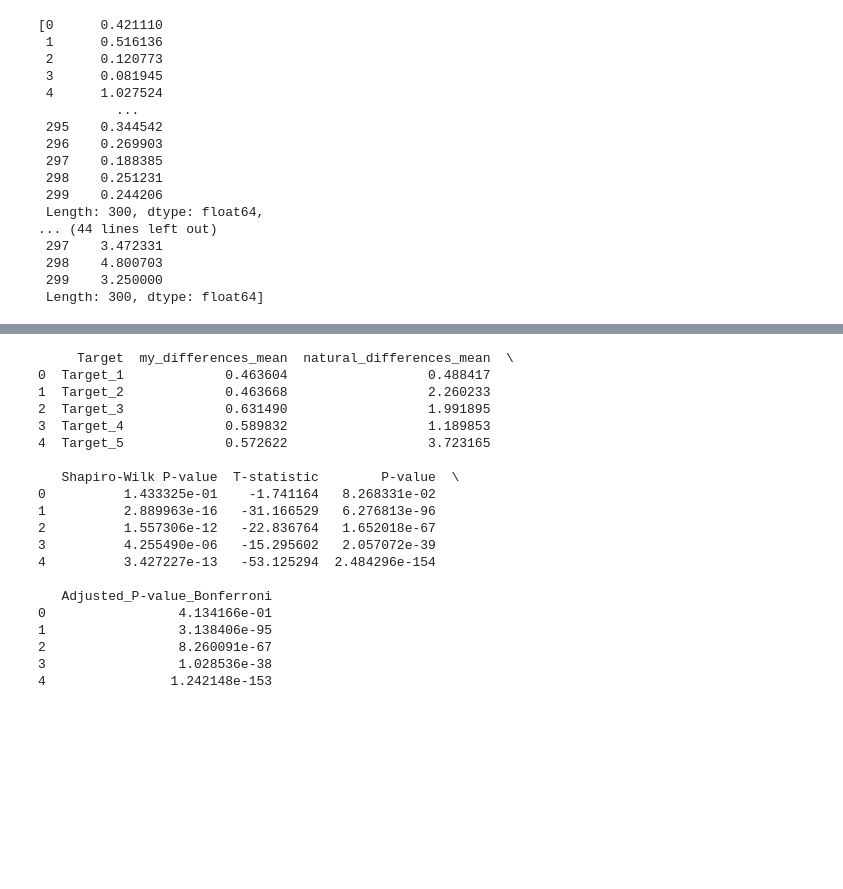
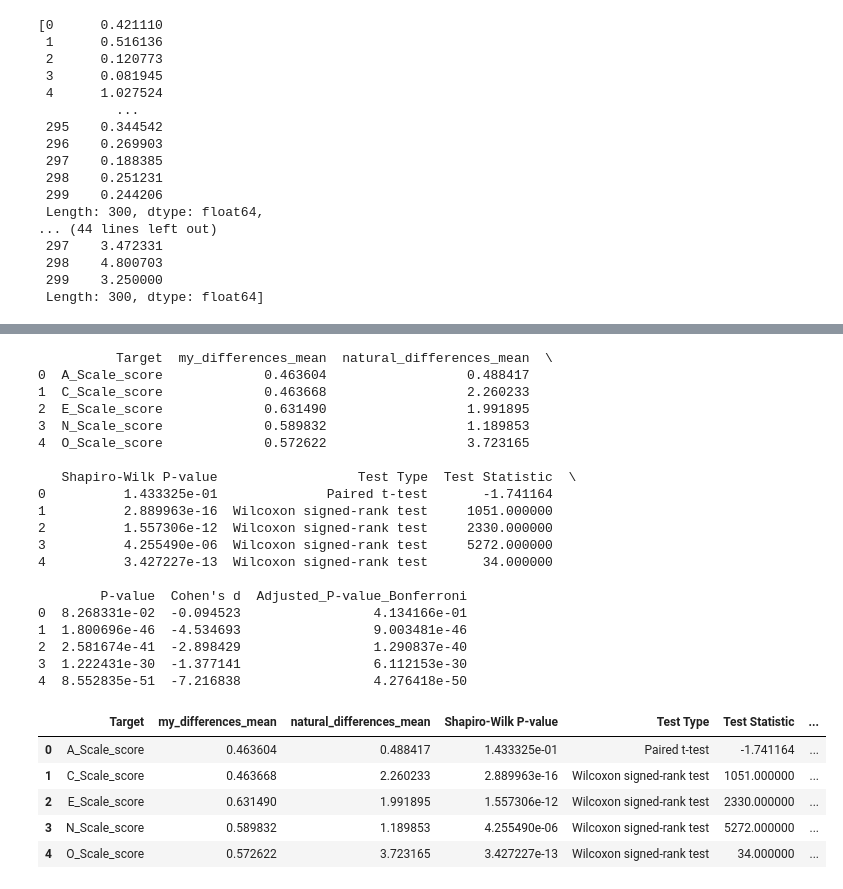
Before and after one commit to meyerjoe-R/NLP, a Jupyter notebook: dissertation/test_differences.ipynb, the cells around one changed output, grey strips where cells are left out. Cells and saved outputs as stored; diff of their text form; code cells hidden in the pictures; blank space fills up the shorter version.

```diff
--- a/dissertation/test_differences.ipynb
+++ b/dissertation/test_differences.ipynb
@@ -326,14 +326,27 @@ import pandas as pd
 import matplotlib.pyplot as plt
 import seaborn as sns
 # %%
+import numpy as np
+
 results = []
 
 # Iterate over each target
 for i in range(len(my_differences)):
-    mean_my_differences = sum(my_differences[i]) / len(my_differences[i])
-    mean_natural_differences = sum(natural_differences[i]) / len(natural_differences[i])
+    # Calculate means
+    mean_my_differences = np.mean(my_differences[i])
+    mean_natural_differences = np.mean(natural_differences[i])
+
+    # Calculate differences
     differences = [a - b for a, b in zip(my_differences[i], natural_differences[i])]
+
+    # Perform Shapiro-Wilk test
     shapiro_stat, shapiro_p_value = stats.shapiro(differences)
+
+    # Calculate pooled standard deviation
+    pooled_std = np.sqrt(np.var(my_differences[i], ddof=1) + np.var(natural_differences[i], ddof=1)) / 2
+
+    # Calculate Cohen's d
+    cohen_d = (mean_my_differences - mean_natural_differences) / pooled_std
 
     # Choose the appropriate test based on normality
     if shapiro_p_value > 0.05:
@@ -347,13 +360,14 @@ for i in range(len(my_differences)):
 
     # Append the result for each target
     results.append({
-        'Target': f'Target_{i + 1}',
+        'Target': ground_truth_cols[i],
         'my_differences_mean': mean_my_differences,
         'natural_differences_mean': mean_natural_differences,
         'Shapiro-Wilk P-value': shapiro_p_value,
         'Test Type': test_type,
         'Test Statistic': t_stat,
-        'P-value': p_value
+        'P-value': p_value,
+        'Cohen\'s d': cohen_d
     })
 
 # Convert results to DataFrame for better visualization
@@ -410,23 +424,32 @@ results_df['Adjusted_P-value_Bonferroni'] = adjusted_p_bonferroni
 # Display the results
 print(results_df)
 # %% [output]
-     Target  my_differences_mean  natural_differences_mean  \
-0  Target_1             0.463604                  0.488417
-1  Target_2             0.463668                  2.260233
-2  Target_3             0.631490                  1.991895
-3  Target_4             0.589832                  1.189853
-4  Target_5             0.572622                  3.723165
+          Target  my_differences_mean  natural_differences_mean  \
+0  A_Scale_score             0.463604                  0.488417
+1  C_Scale_score             0.463668                  2.260233
+2  E_Scale_score             0.631490                  1.991895
+3  N_Scale_score             0.589832                  1.189853
+4  O_Scale_score             0.572622                  3.723165
 
-   Shapiro-Wilk P-value  T-statistic        P-value  \
-0          1.433325e-01    -1.741164   8.268331e-02
-1          2.889963e-16   -31.166529   6.276813e-96
-2          1.557306e-12   -22.836764   1.652018e-67
-3          4.255490e-06   -15.295602   2.057072e-39
-4          3.427227e-13   -53.125294  2.484296e-154
+   Shapiro-Wilk P-value                  Test Type  Test Statistic  \
+0          1.433325e-01              Paired t-test       -1.741164
+1          2.889963e-16  Wilcoxon signed-rank test     1051.000000
+2          1.557306e-12  Wilcoxon signed-rank test     2330.000000
+3          4.255490e-06  Wilcoxon signed-rank test     5272.000000
+4          3.427227e-13  Wilcoxon signed-rank test       34.000000
 
-   Adjusted_P-value_Bonferroni
-0                 4.134166e-01
-1                 3.138406e-95
-2                 8.260091e-67
-3                 1.028536e-38
-4                1.242148e-153
+        P-value  Cohen's d  Adjusted_P-value_Bonferroni
+0  8.268331e-02  -0.094523                 4.134166e-01
+1  1.800696e-46  -4.534693                 9.003481e-46
+2  2.581674e-41  -2.898429                 1.290837e-40
+3  1.222431e-30  -1.377141                 6.112153e-30
+4  8.552835e-51  -7.216838                 4.276418e-50
+# %%
+results_df
+# %% [output]
+|  | Target | my_differences_mean | natural_differences_mean | Shapiro-Wilk P-value | Test Type | Test Statistic | ... |
+| 0 | A_Scale_score | 0.463604 | 0.488417 | 1.433325e-01 | Paired t-test | -1.741164 | ... |
+| 1 | C_Scale_score | 0.463668 | 2.260233 | 2.889963e-16 | Wilcoxon signed-rank test | 1051.000000 | ... |
+| 2 | E_Scale_score | 0.631490 | 1.991895 | 1.557306e-12 | Wilcoxon signed-rank test | 2330.000000 | ... |
+| 3 | N_Scale_score | 0.589832 | 1.189853 | 4.255490e-06 | Wilcoxon signed-rank test | 5272.000000 | ... |
+| 4 | O_Scale_score | 0.572622 | 3.723165 | 3.427227e-13 | Wilcoxon signed-rank test | 34.000000 | ... |
```
Also changed, not shown: parts of 2 cells of this notebook, 3 other files.
